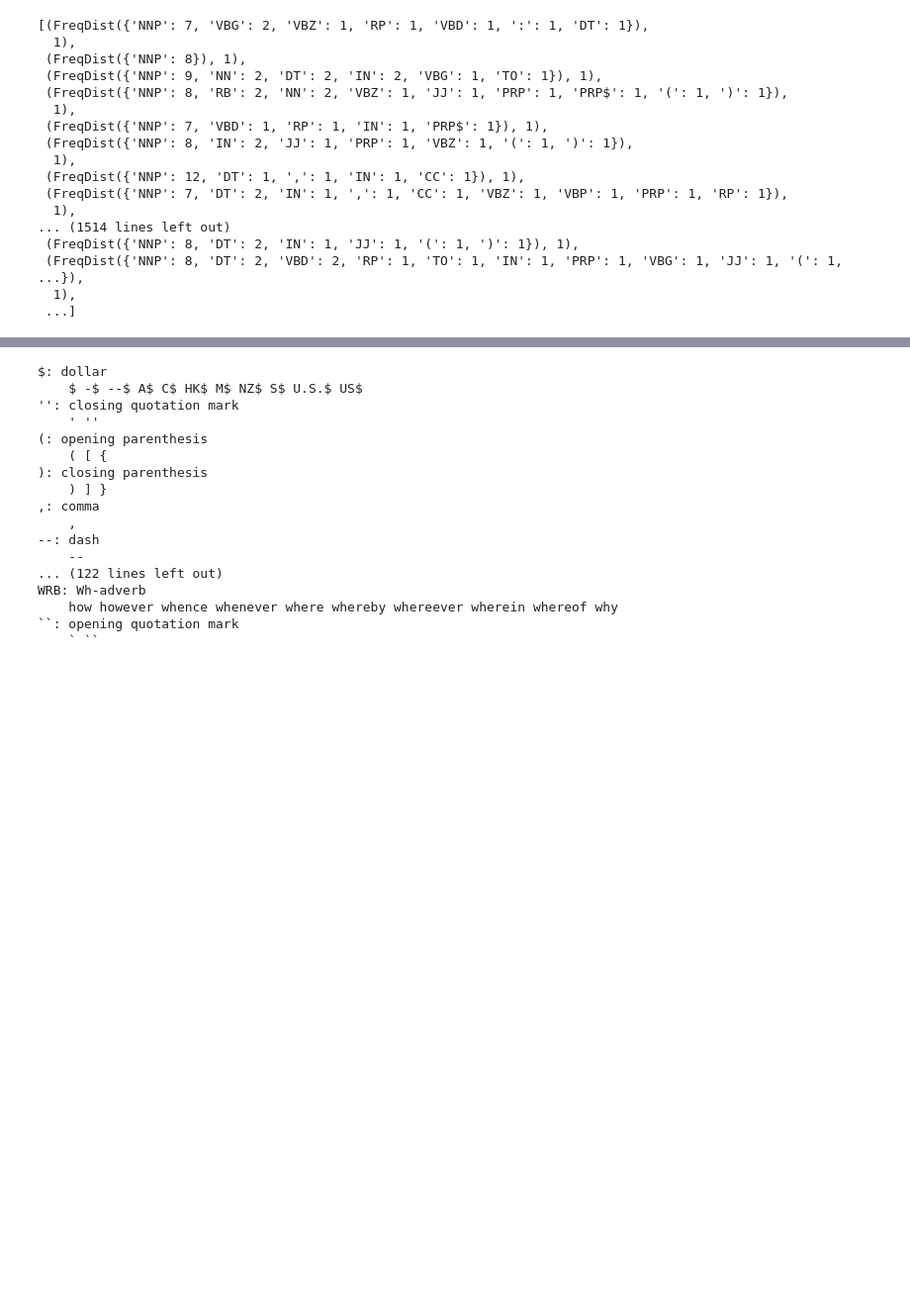
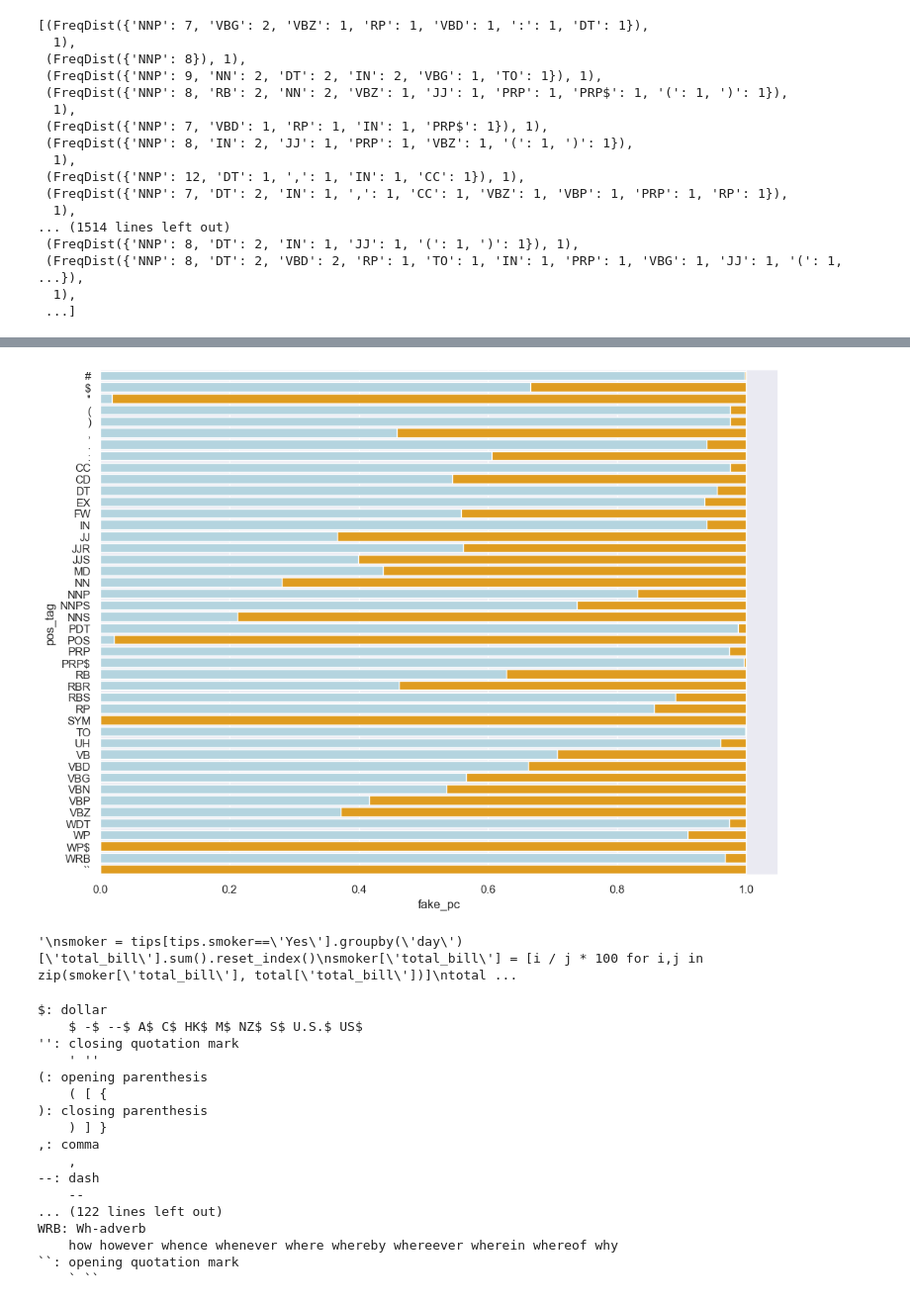
Before and after one commit to brandonyhr98/BT4222-Group-Project, a Jupyter notebook: master_dataset/lingustics.ipynb, the cells around one changed output, grey strips where cells are left out. Shown at 99% size. Cells and saved outputs as stored; diff of their text form; code cells hidden in the pictures; blank space fills up the shorter version.

```diff
--- a/master_dataset/lingustics.ipynb
+++ b/master_dataset/lingustics.ipynb
@@ -153,0 +156,7 @@ fd_pivot
+# %%
+fd_pivot = fd_pivot.reset_index()
+fd_pivot['real_pc'] = fd_pivot[0] / (fd_pivot[0] + fd_pivot[1])
+fd_pivot['fake_pc'] = fd_pivot[1] / (fd_pivot[0] + fd_pivot[1])
+fd_pivot['total_pc'] = 1
+fd_pivot
+# 0 is real, 1 is fake
@@ -154,3 +181,23 @@ fd_pivot
+# %%
+sns.set(rc={'figure.figsize':(12, 9)})
+bar1 = sns.barplot(x="total_pc", y="pos_tag", data=fd_pivot, color='orange')
+bar2 = sns.barplot(x="fake_pc", y="pos_tag", data=fd_pivot, color='lightblue')
+# %% [output]
+[figure, added]
+# %%
+"""
+smoker = tips[tips.smoker=='Yes'].groupby('day')['total_bill'].sum().reset_index()
+smoker['total_bill'] = [i / j * 100 for i,j in zip(smoker['total_bill'], total['total_bill'])]
+total['total_bill'] = [i / j * 100 for i,j in zip(total['total_bill'], total['total_bill'])]
+
+# bar chart 1 -> top bars (group of 'smoker=No')
+bar1 = sns.barplot(x="day",  y="total_bill", data=total, color='darkblue')
+
+# bar chart 2 -> bottom bars (group of 'smoker=Yes')
+bar2 = sns.barplot(x="day", y="total_bill", data=smoker, color='lightblue')
+"""
+# %% [output]
+'\nsmoker = tips[tips.smoker==\'Yes\'].groupby(\'day\')[\'total_bill\'].sum().reset_index()\nsmoker[\'total_bill\'] = [i / j * 100 for i,j in zip(smoker[\'total_bill\'], total[\'total_bill\'])]\ntotal ...
 # %%
 nltk.download('tagsets')
 nltk.help.upenn_tagset()
```
Also changed, not shown: parts of 3 cells of this notebook.
